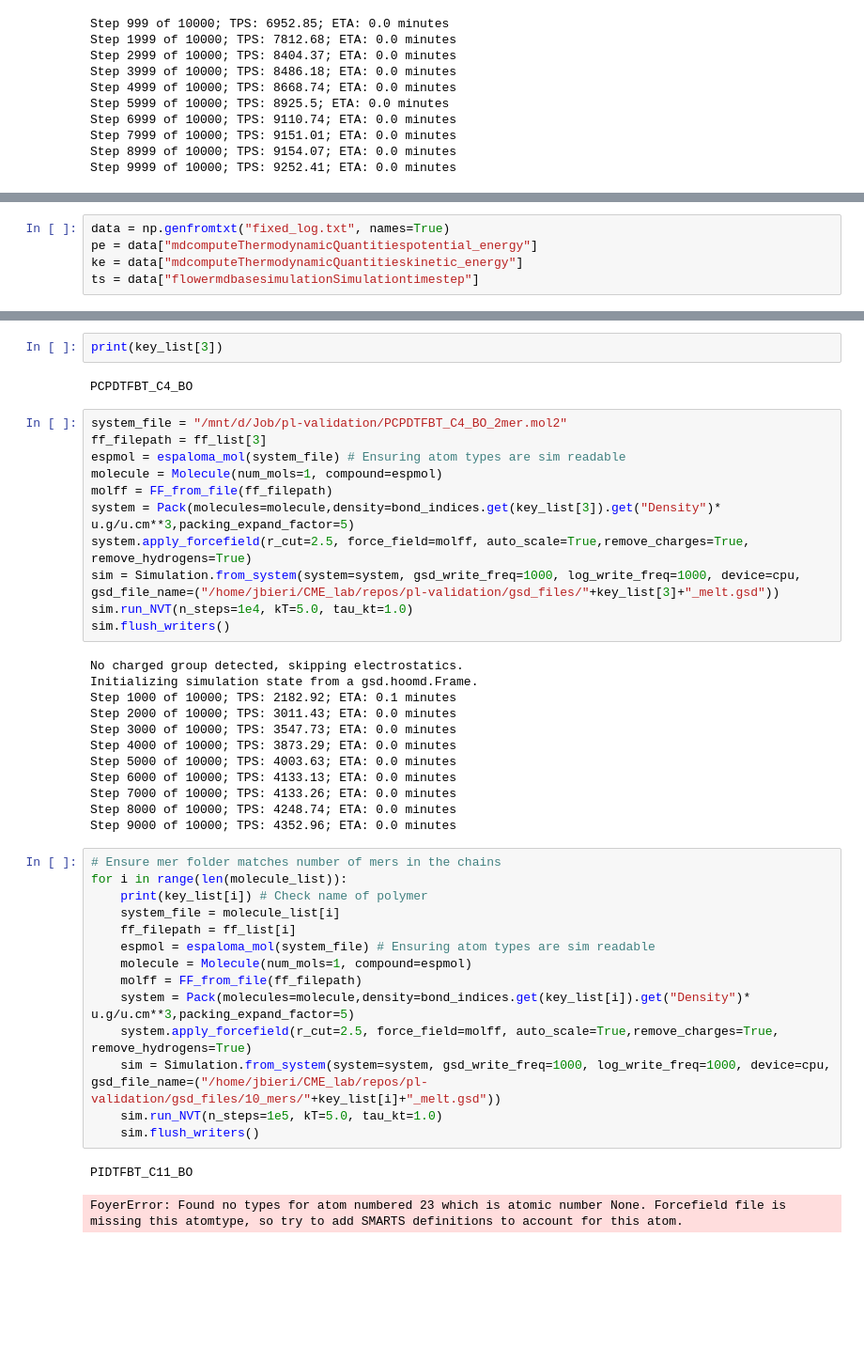
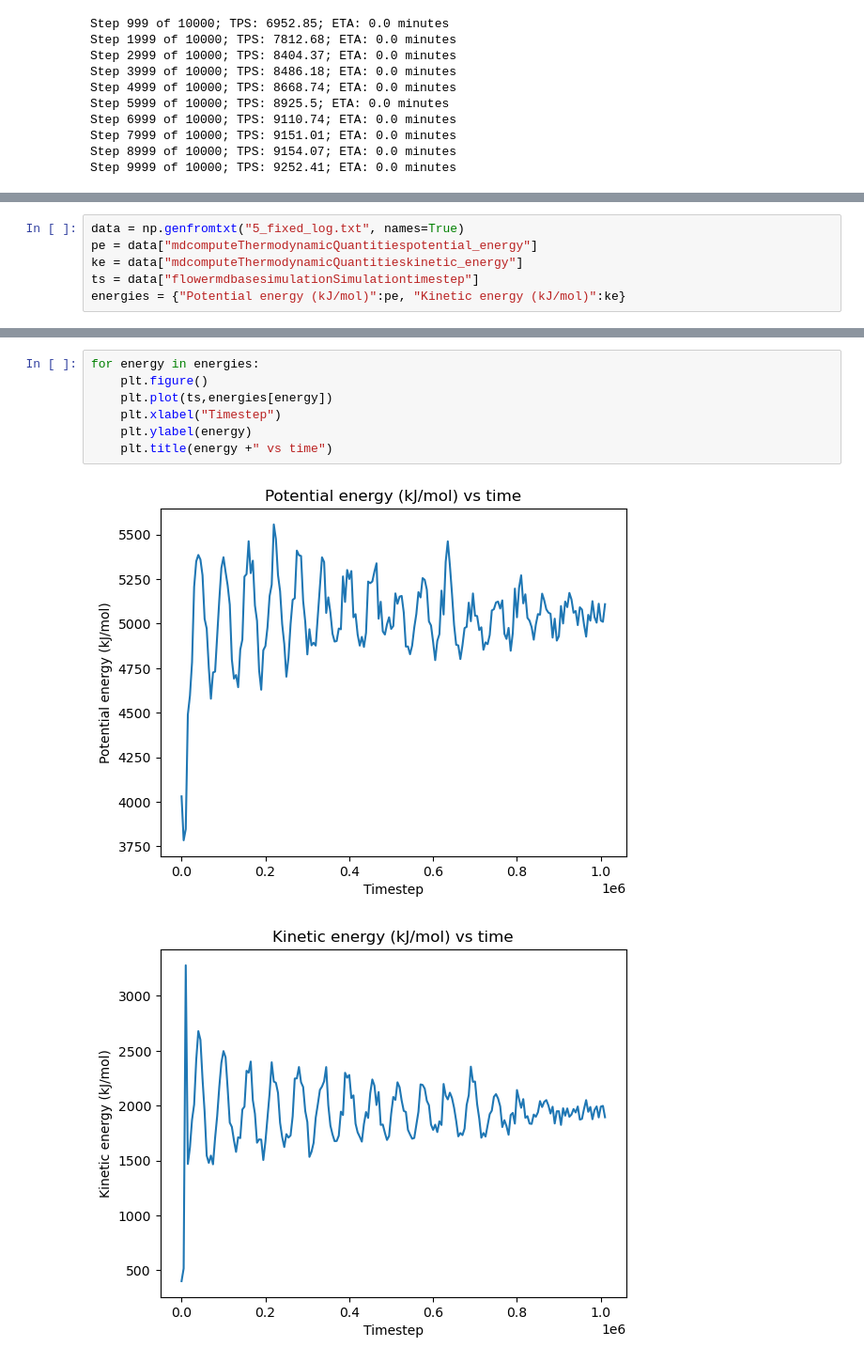
Before and after one commit to cmelab/pl-validation, a Jupyter notebook: poly_min_working_example.ipynb, the cells around one changed output, grey strips where cells are left out. Shown at 94% size. Saved outputs shown, nothing was run; the diff lists cells and outputs as text; blank space fills up the shorter version.

```diff
--- a/poly_min_working_example.ipynb
+++ b/poly_min_working_example.ipynb
@@ -138,5 +91,6 @@ Step 9999999 of 10000000; TPS: 4674.95; ETA: 0.0 minutes
 # %%
-data = np.genfromtxt("fixed_log.txt", names=True)
+data = np.genfromtxt("5_fixed_log.txt", names=True)
 pe = data["mdcomputeThermodynamicQuantitiespotential_energy"]
 ke = data["mdcomputeThermodynamicQuantitieskinetic_energy"]
 ts = data["flowermdbasesimulationSimulationtimestep"]
+energies = {"Potential energy (kJ/mol)":pe, "Kinetic energy (kJ/mol)":ke}
@@ -168,44 +97,10 @@ print(len(key_list))
-# %%
-print(key_list[3])
-# %% [output]
-PCPDTFBT_C4_BO
-# %%
-system_file = "/mnt/d/Job/pl-validation/PCPDTFBT_C4_BO_2mer.mol2"
-ff_filepath = ff_list[3]
-espmol = espaloma_mol(system_file) # Ensuring atom types are sim readable
-molecule = Molecule(num_mols=1, compound=espmol)
-molff = FF_from_file(ff_filepath)
-system = Pack(molecules=molecule,density=bond_indices.get(key_list[3]).get("Density")* u.g/u.cm**3,packing_expand_factor=5)
-system.apply_forcefield(r_cut=2.5, force_field=molff, auto_scale=True,remove_charges=True, remove_hydrogens=True)
-sim = Simulation.from_system(system=system, gsd_write_freq=1000, log_write_freq=1000, device=cpu, gsd_file_name=("/home/jbieri/CME_lab/repos/pl-validation/gsd_files/"+key_list[3]+"_melt.gsd"))
-sim.run_NVT(n_steps=1e4, kT=5.0, tau_kt=1.0)
-sim.flush_writers()
-# %% [output]
-No charged group detected, skipping electrostatics.
-Initializing simulation state from a gsd.hoomd.Frame.
-Step 1000 of 10000; TPS: 2182.92; ETA: 0.1 minutes
-Step 2000 of 10000; TPS: 3011.43; ETA: 0.0 minutes
-Step 3000 of 10000; TPS: 3547.73; ETA: 0.0 minutes
-Step 4000 of 10000; TPS: 3873.29; ETA: 0.0 minutes
-Step 5000 of 10000; TPS: 4003.63; ETA: 0.0 minutes
-Step 6000 of 10000; TPS: 4133.13; ETA: 0.0 minutes
-Step 7000 of 10000; TPS: 4133.26; ETA: 0.0 minutes
-Step 8000 of 10000; TPS: 4248.74; ETA: 0.0 minutes
-Step 9000 of 10000; TPS: 4352.96; ETA: 0.0 minutes
-# %%
-# Ensure mer folder matches number of mers in the chains
-for i in range(len(molecule_list)):
-    print(key_list[i]) # Check name of polymer
-    system_file = molecule_list[i]
-    ff_filepath = ff_list[i]
-    espmol = espaloma_mol(system_file) # Ensuring atom types are sim readable
-    molecule = Molecule(num_mols=1, compound=espmol)
-    molff = FF_from_file(ff_filepath)
-    system = Pack(molecules=molecule,density=bond_indices.get(key_list[i]).get("Density")* u.g/u.cm**3,packing_expand_factor=5)
-    system.apply_forcefield(r_cut=2.5, force_field=molff, auto_scale=True,remove_charges=True, remove_hydrogens=True)
-    sim = Simulation.from_system(system=system, gsd_write_freq=1000, log_write_freq=1000, device=cpu, gsd_file_name=("/home/jbieri/CME_lab/repos/pl-validation/gsd_files/10_mers/"+key_list[i]+"_melt.gsd"))
-    sim.run_NVT(n_steps=1e5, kT=5.0, tau_kt=1.0)
-    sim.flush_writers()
-# %% [output]
-PIDTFBT_C11_BO
-FoyerError: Found no types for atom numbered 23 which is atomic number None. Forcefield file is missing this atomtype, so try to add SMARTS definitions to account for this atom.
+# %%
+for energy in energies:
+    plt.figure()
+    plt.plot(ts,energies[energy])
+    plt.xlabel("Timestep")
+    plt.ylabel(energy)
+    plt.title(energy +" vs time")
+# %% [output]
+[figure, added]
+[figure, added]
```
Also changed, not shown: parts of 11 cells of this notebook, 3 other files.
